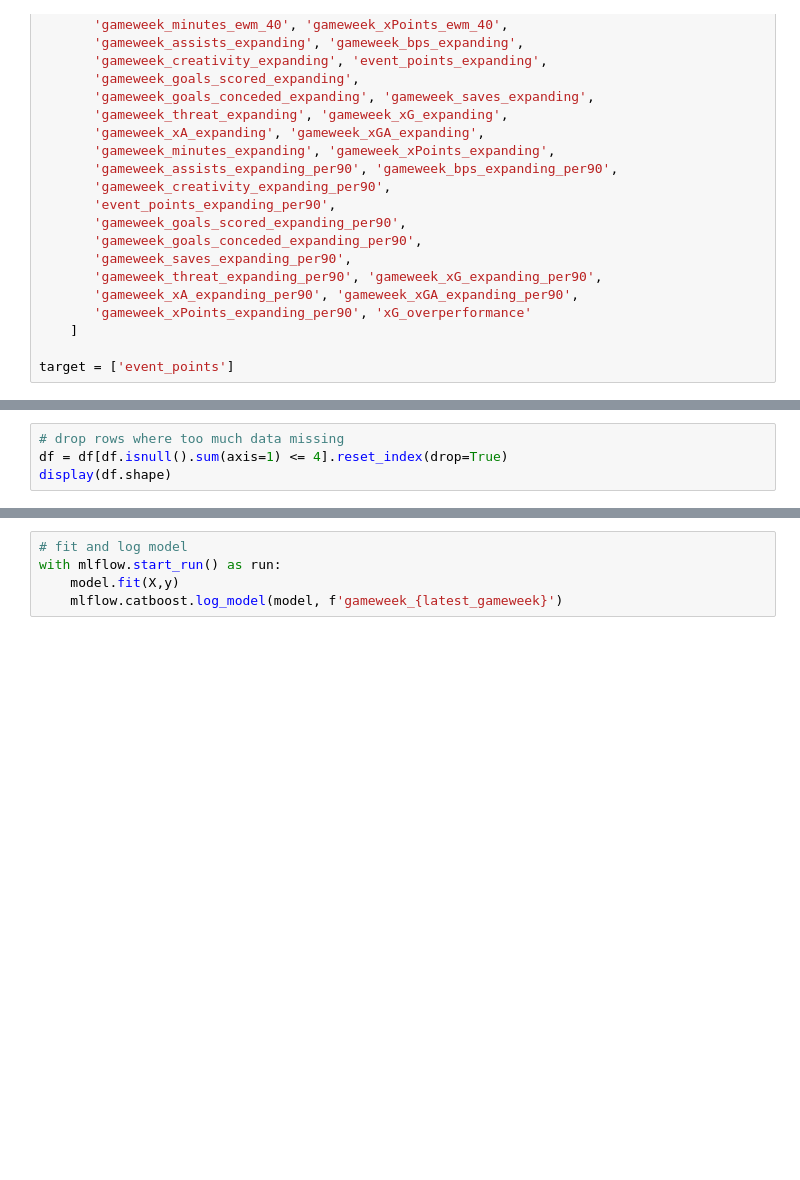
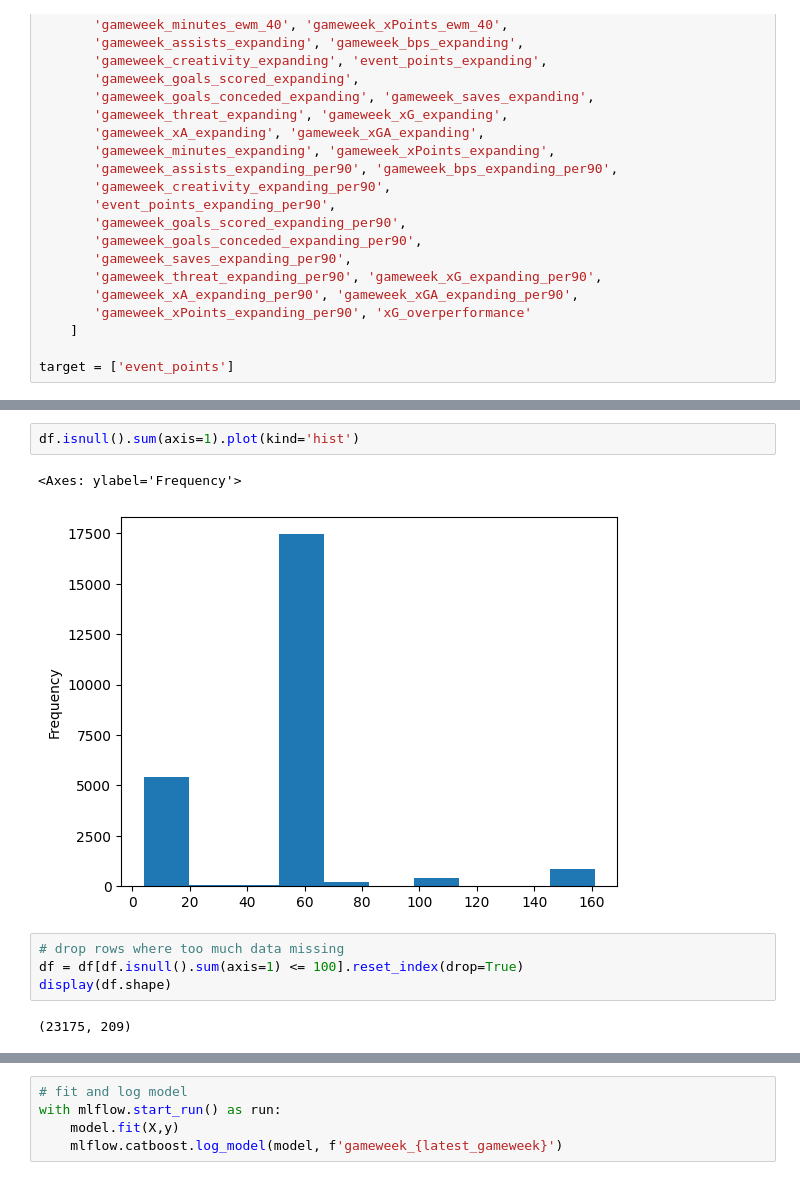
Before and after one commit to jaksticks/Fantasy-Premier-League, a Jupyter notebook: season23_24/notebooks/3_evaluate_and_train_model.ipynb, the cells around one changed output, grey strips where cells are left out. Cells and saved outputs as stored; diff of their text form; blank space fills up the shorter version.

```diff
--- a/season23_24/notebooks/3_evaluate_and_train_model.ipynb
+++ b/season23_24/notebooks/3_evaluate_and_train_model.ipynb
@@ -244,7 +284,14 @@ display(df.shape)
+# %%
+df.isnull().sum(axis=1).plot(kind='hist')
+# %% [output]
+<Axes: ylabel='Frequency'>
+[figure, added]
 # %%
 # drop rows where too much data missing
-df = df[df.isnull().sum(axis=1) <= 4].reset_index(drop=True)
+df = df[df.isnull().sum(axis=1) <= 100].reset_index(drop=True)
 display(df.shape)
+# %% [output]
+(23175, 209)
 # %%
 X = df[features_no_shift + features_shift].copy()
 y = df[target].copy()
```
Also changed, not shown: parts of 7 cells of this notebook, 14 other files.
